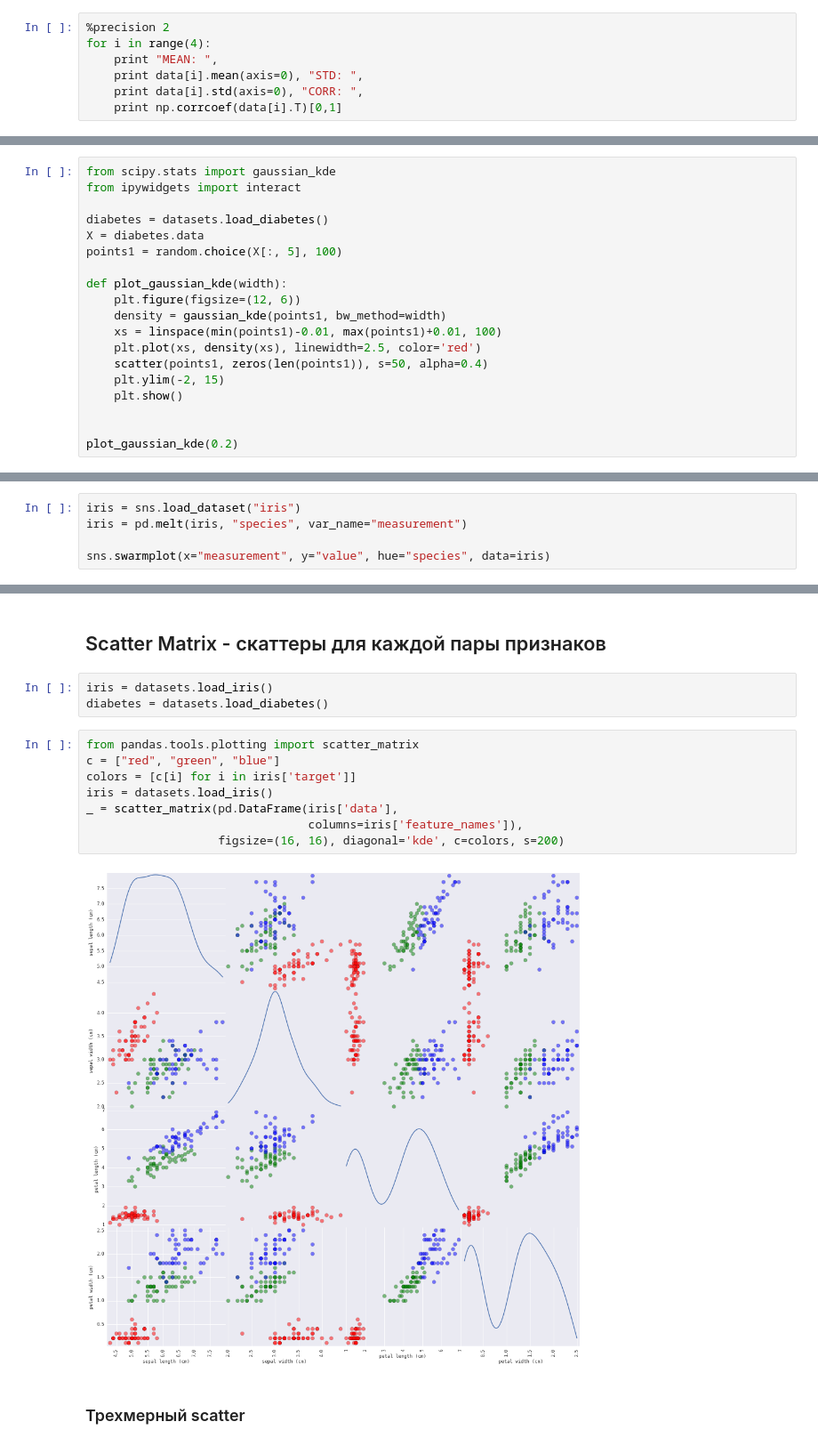
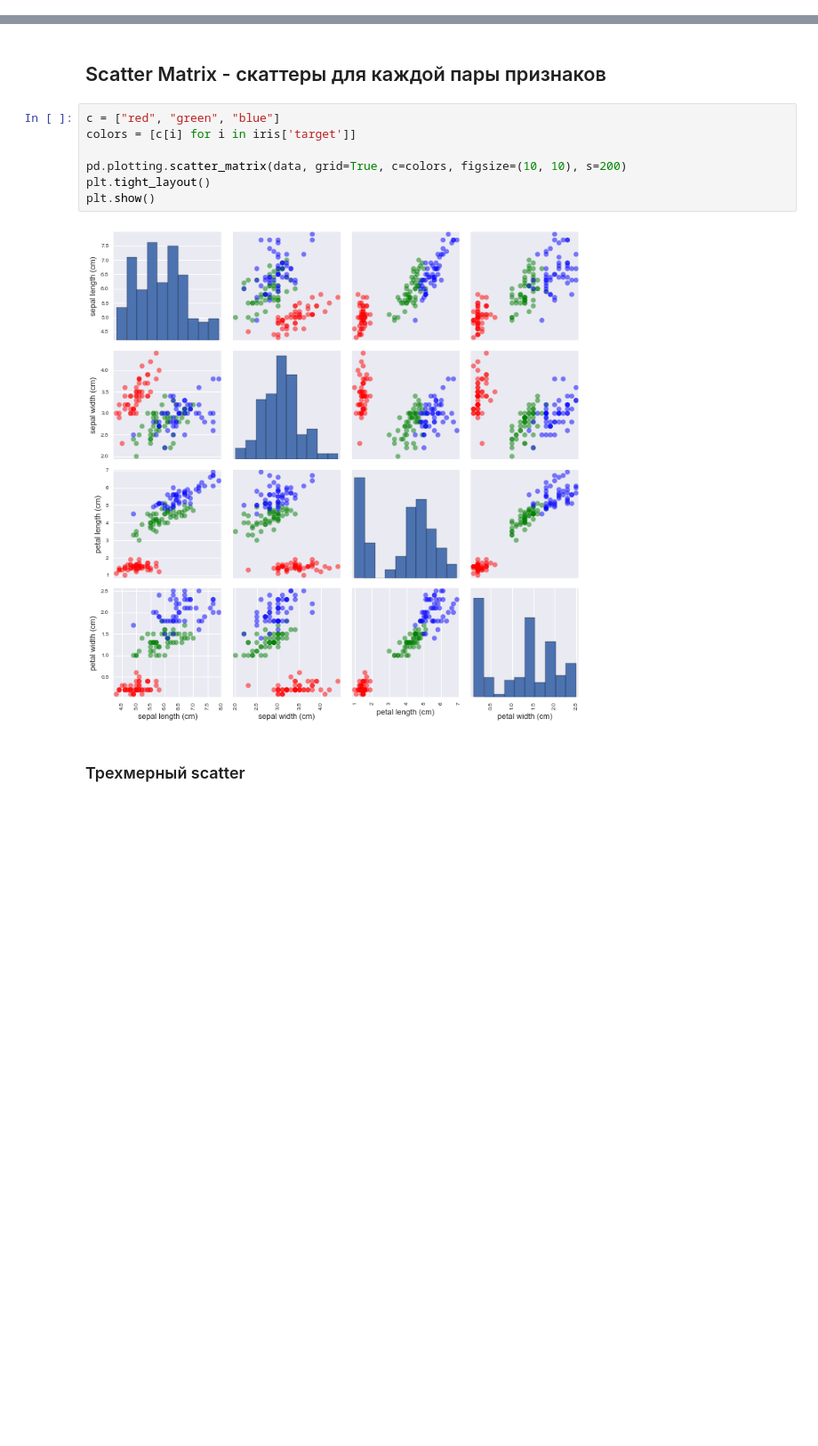
Before and after one commit to SlinkoIgor/express_ml, a Jupyter notebook: lesson2/data_visualization.ipynb, the cells around one changed output, grey strips where cells are left out. Shown at 89% size. Drawn from its saved outputs; the diff is of its cells as text; blank space fills up the shorter version.

```diff
--- a/lesson2/data_visualization.ipynb
+++ b/lesson2/data_visualization.ipynb
@@ -100,7 +11,0 @@ for dataset in datasets:
-# %%
-%precision 2
-for i in range(4):
-    print "MEAN: ",
-    print data[i].mean(axis=0), "STD: ",
-    print data[i].std(axis=0), "CORR: ",
-    print np.corrcoef(data[i].T)[0,1]
@@ -252,19 +201,0 @@ plt.show()
-# %%
-from scipy.stats import gaussian_kde
-from ipywidgets import interact
-
-diabetes = datasets.load_diabetes()
-X = diabetes.data
-points1 = random.choice(X[:, 5], 100)
-
-def plot_gaussian_kde(width):
-    plt.figure(figsize=(12, 6))
-    density = gaussian_kde(points1, bw_method=width)
-    xs = linspace(min(points1)-0.01, max(points1)+0.01, 100)
-    plt.plot(xs, density(xs), linewidth=2.5, color='red')
-    scatter(points1, zeros(len(points1)), s=50, alpha=0.4)
-    plt.ylim(-2, 15)
-    plt.show()
-
-
-plot_gaussian_kde(0.2)
@@ -343,5 +259,0 @@ _ = plt.setp(ax.lines, linewidth=2.0)
-# %%
-iris = sns.load_dataset("iris")
-iris = pd.melt(iris, "species", var_name="measurement")
-
-sns.swarmplot(x="measurement", y="value", hue="species", data=iris)
@@ -399,18 +260,14 @@ plt.ylim((min(y) - 5, max(y) + 5))
 # %% [markdown]
 ## Scatter Matrix - скаттеры для каждой пары признаков
-# %%
-iris = datasets.load_iris()
-diabetes = datasets.load_diabetes()
 # %%
-from pandas.tools.plotting import scatter_matrix
 c = ["red", "green", "blue"]
 colors = [c[i] for i in iris['target']]
-iris = datasets.load_iris()
-_ = scatter_matrix(pd.DataFrame(iris['data'],
-                                columns=iris['feature_names']),
-                   figsize=(16, 16), diagonal='kde', c=colors, s=200)
+
+pd.plotting.scatter_matrix(data, grid=True, c=colors, figsize=(10, 10), s=200)
+plt.tight_layout()
+plt.show()
 # %% [output]
-[figure, old version]
+[figure, new version]
 # %% [markdown]
 ### Трехмерный scatter
 # %%
```
Also changed, not shown: parts of 82 cells of this notebook, 1 other file.
